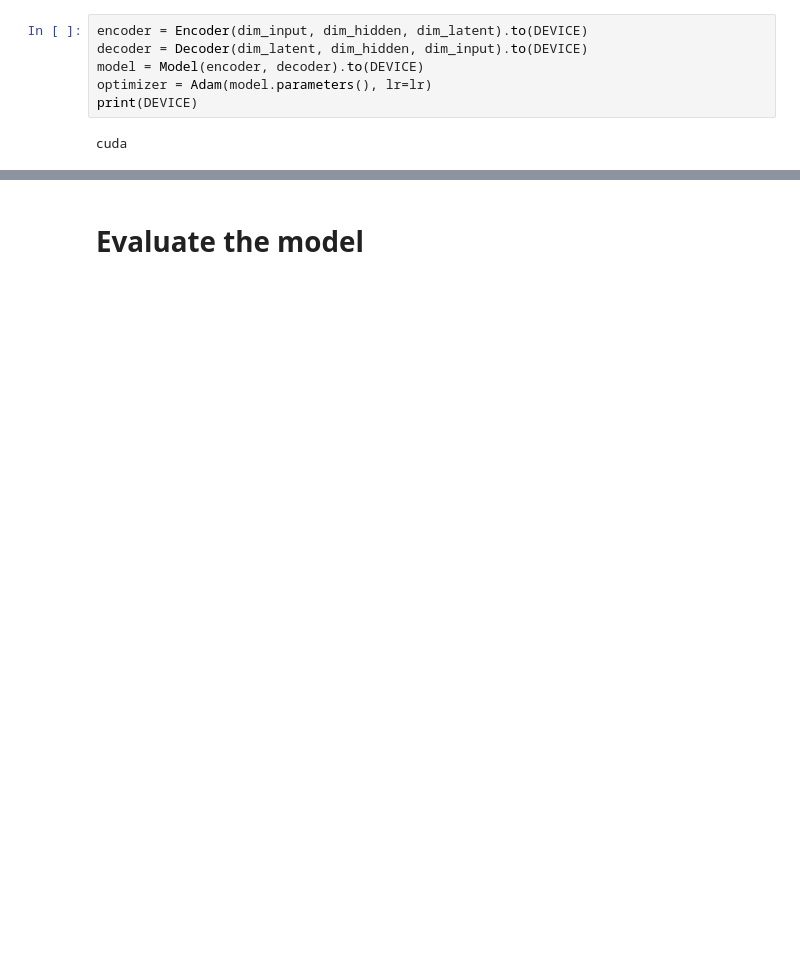
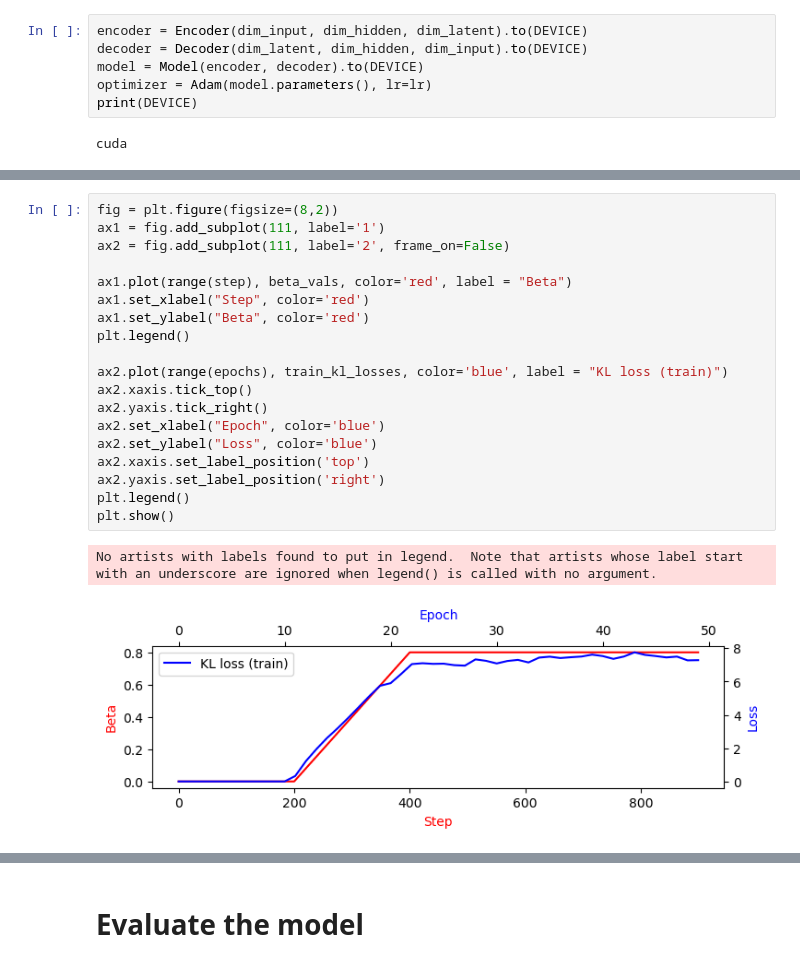
Before and after one commit to martinekbh/vae-project, a Jupyter notebook: AEVB_COIL20.ipynb, the cells around one changed output, grey strips where cells are left out. Drawn from its saved outputs; the diff is of its cells as text; blank space fills up the shorter version.

```diff
--- a/AEVB_COIL20.ipynb
+++ b/AEVB_COIL20.ipynb
@@ -232,2 +297,24 @@ Loss: tensor(0.0765, device='cuda:0', grad_fn=<MulBackward0>) tensor(0.0015, dev
+# %%
+fig = plt.figure(figsize=(8,2))
+ax1 = fig.add_subplot(111, label='1')
+ax2 = fig.add_subplot(111, label='2', frame_on=False)
+
+ax1.plot(range(step), beta_vals, color='red', label = "Beta")
+ax1.set_xlabel("Step", color='red')
+ax1.set_ylabel("Beta", color='red')
+plt.legend()
+
+ax2.plot(range(epochs), train_kl_losses, color='blue', label = "KL loss (train)")
+ax2.xaxis.tick_top()
+ax2.yaxis.tick_right()
+ax2.set_xlabel("Epoch", color='blue')
+ax2.set_ylabel("Loss", color='blue')
+ax2.xaxis.set_label_position('top')
+ax2.yaxis.set_label_position('right')
+plt.legend()
+plt.show()
+# %% [output]
+No artists with labels found to put in legend.  Note that artists whose label start with an underscore are ignored when legend() is called with no argument.
+[figure, added]
 # %%
 plt.figure(figsize=(8,2))
```
Also changed, not shown: parts of 15 cells of this notebook, 2 other files.
